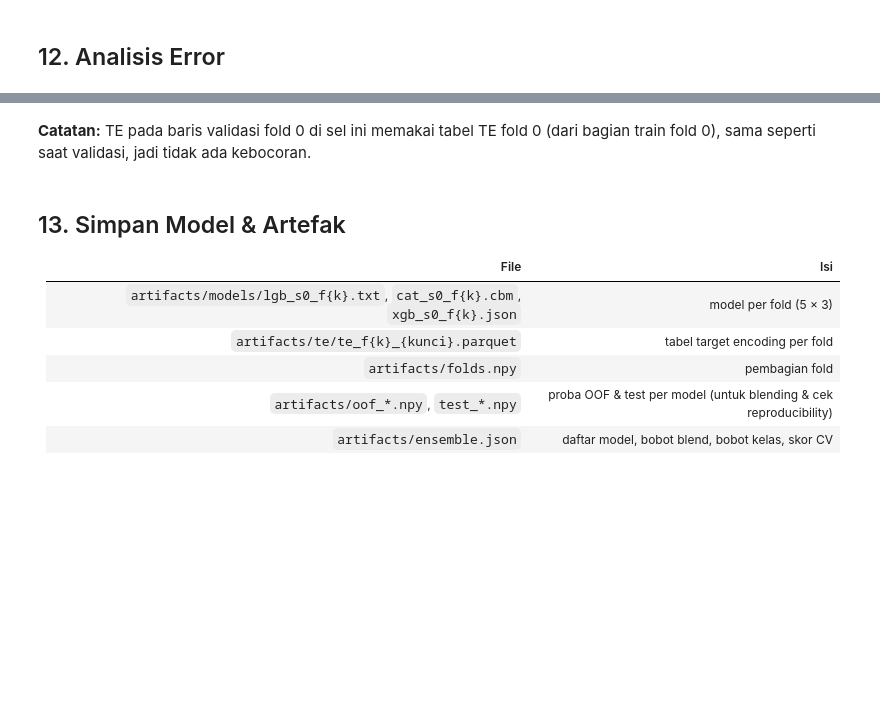
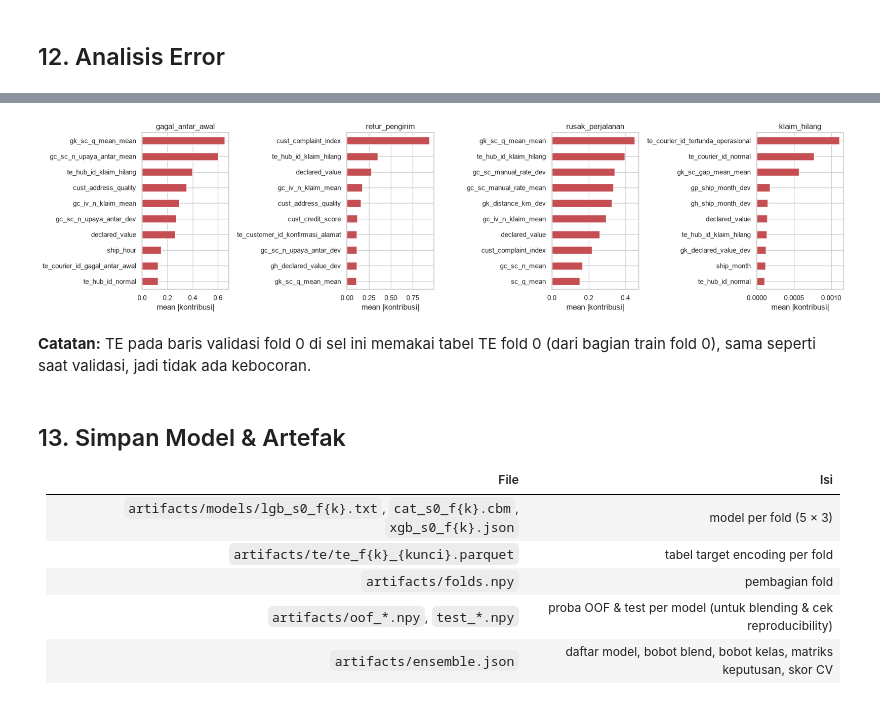
Before and after one commit to IndraMahendr48/datavidia, a Jupyter notebook: datavidia11_task1_solution.ipynb, the cells around one changed output, grey strips where cells are left out. Drawn from its saved outputs; the diff is of its cells as text; code cells hidden in the pictures; blank space fills up the shorter version.

```diff
--- a/datavidia11_task1_solution.ipynb
+++ b/datavidia11_task1_solution.ipynb
@@ -850,15 +1125,24 @@ def run_cv(model: str, seed: int, df_keys: pl.DataFrame, X: pd.DataFrame, y_all:
     return summary
 # %%
 if MODE == "train":
-    df_keys = df.select(sorted({c for cols, _ in TE_KEYS.values() for c in cols}))
+    key_cols = {c for cols, _ in TE_KEYS.values() for c in cols} | {c for cols, _ in RESID_KEYS.values() for c in cols}
+    df_keys = df.select(sorted(key_cols))
+    rcodes = te_codes(df, RESID_KEYS)
     np.save(f"{ART}/folds.npy", folds)
-    for model, seed in MODEL_RUNS:
-        print(f"===== {model} seed {seed} =====")
-        run_cv(model, seed, df_keys, X, y_all, tr_all, te_all, codes, folds, ART)
+    if any(r for _, _, r, _ in MODEL_RUNS):  # tahap A residual TE (Section 6.1)
+        np.save(f"{ART}/stageA_oof.npy", stage_a_oof(X, y_all, tr_all, folds, df))
+    for model, seed, resid, override in MODEL_RUNS:
+        print(f"===== {model} seed {seed} | residual TE={resid} | {override} =====")
+        P = {"cat": CAT_PARAMS, "xgb": XGB_PARAMS, "lgb": LGB_PARAMS}[model]
+        backup = dict(P); P.update(override)
+        R_all = resid_matrix(y_all, tr_all, np.load(f"{ART}/stageA_oof.npy")) if resid else None
+        run_cv(model, seed, df_keys, X, y_all, tr_all, te_all, codes, folds, ART,
+               rcodes=rcodes if resid else None, R_all=R_all)
+        P.clear(); P.update(backup)
 else:
     print("MODE='inference' → training dilewati; memuat hasil CV tersimpan.")
 
-runs = [(m, s) for m, s in MODEL_RUNS if os.path.exists(f"{ART}/oof_{m}_s{s}.npy")]
+runs = [(m, s) for m, s, *_ in MODEL_RUNS if os.path.exists(f"{ART}/oof_{m}_s{s}.npy")]
 oofs = {f"{m}_s{s}": np.load(f"{ART}/oof_{m}_s{s}.npy") for m, s in runs}
 cv_rows = []
 for name, o in oofs.items():
@@ -951,15 +1376,26 @@ plt.xticks(rotation=30, ha="right"); plt.tight_layout(); plt.show()
 # %%
-# Kontribusi fitur (SHAP-like, TreeSHAP bawaan LightGBM) untuk kelas-kelas tersulit, sampel 4.000 baris fold 0
+# Kontribusi fitur (TreeSHAP bawaan LightGBM / CatBoost) untuk kelas-kelas tersulit, sampel baris validasi fold 0
+contrib = None
 if all(os.path.exists(f) for f in lgb_files):
     va0 = tr_all[folds == 0][:4000]
     Xs = apply_te_tables(df[va0], X.iloc[va0], f"{ART}/te/te_f0.parquet")[boosters[0].feature_name()]
     contrib = boosters[0].predict(Xs, pred_contrib=True).reshape(len(Xs), K, -1)[:, :, :-1]
+elif all(os.path.exists(f) for f in cat_files):
+    from catboost import Pool
+    va0 = tr_all[folds == 0][:2000]
+    Xs = with_te(df[va0], X.iloc[va0], 0, cms[0].feature_names_)
+    cats = [c for c in Xs.columns if str(Xs[c].dtype) == "category"]
+    pool = Pool(Xs.assign(**{c: Xs[c].astype(str) for c in cats}), cat_features=cats)
+    contrib = cms[0].get_feature_importance(pool, type="ShapValues")[:, :, :-1]  # (n, K, fitur)
+if contrib is not None:
     focus = ["gagal_antar_awal", "retur_pengirim", "rusak_perjalanan", "klaim_hilang"]
     fig, axes = plt.subplots(1, 4, figsize=(18, 4.5))
     for ax, c in zip(axes, focus):
         s = pd.Series(np.abs(contrib[:, CLS_IDX[c]]).mean(0), index=Xs.columns).nlargest(10)[::-1]
         s.plot.barh(ax=ax, color="#C44E52"); ax.set_title(c); ax.set_xlabel("mean |kontribusi|")
     plt.tight_layout(); plt.show()
+# %% [output]
+[figure, added]
 # %% [markdown]
 **Catatan:** TE pada baris validasi fold 0 di sel ini memakai tabel TE fold 0 (dari bagian train fold 0),
 sama seperti saat validasi, jadi tidak ada kebocoran.
@@ -971,5 +1407,5 @@ sama seperti saat validasi, jadi tidak ada kebocoran.
 | `artifacts/te/te_f{k}_{kunci}.parquet` | tabel target encoding per fold |
 | `artifacts/folds.npy` | pembagian fold |
 | `artifacts/oof_*.npy`, `test_*.npy` | proba OOF & test per model (untuk blending & cek reproducibility) |
-| `artifacts/ensemble.json` | daftar model, bobot blend, bobot kelas, skor CV |
+| `artifacts/ensemble.json` | daftar model, bobot blend, bobot kelas, matriks keputusan, skor CV |
 # %%
```
Also changed, not shown: parts of 47 cells of this notebook, 9 other files.
